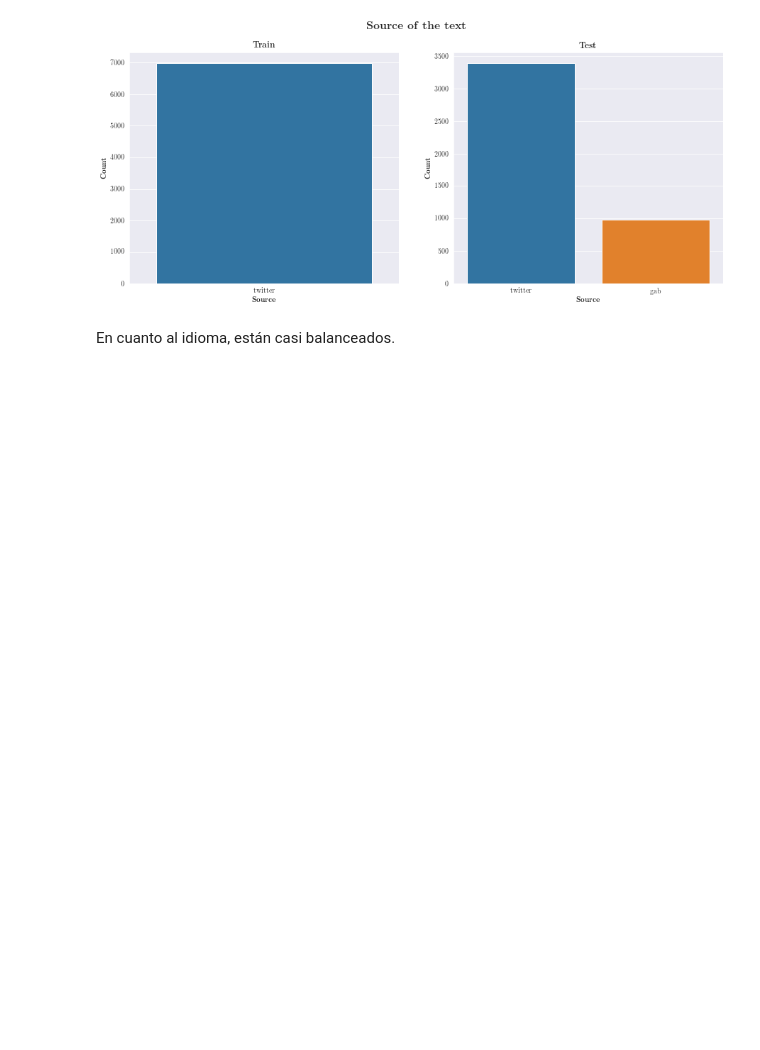
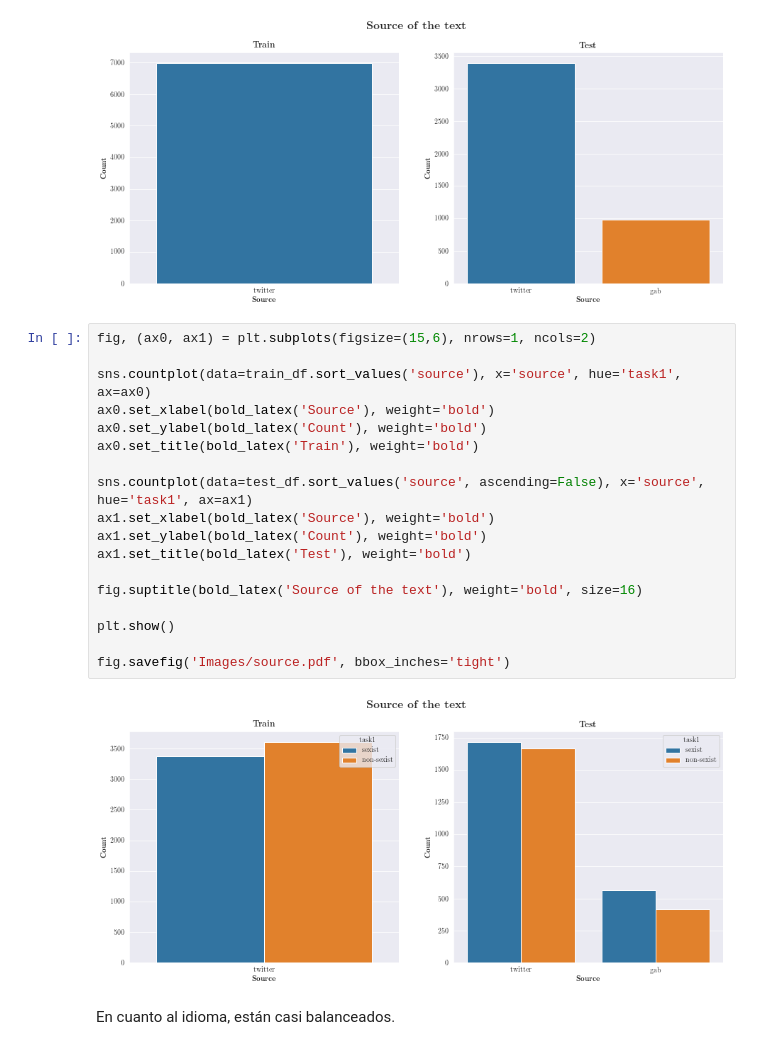
Before and after one commit to davidguzmanr/EXIST2021, a Jupyter notebook: Notebooks/Basic analysis.ipynb, the cells around one changed output. Saved outputs shown, nothing was run; the diff lists cells and outputs as text; blank space fills up the shorter version.

```diff
--- a/Notebooks/Basic analysis.ipynb
+++ b/Notebooks/Basic analysis.ipynb
@@ -67,6 +67,26 @@ plt.show()
 fig.savefig('Images/source.pdf', bbox_inches='tight')
 # %% [output]
 [figure]
+# %%
+fig, (ax0, ax1) = plt.subplots(figsize=(15,6), nrows=1, ncols=2)
+
+sns.countplot(data=train_df.sort_values('source'), x='source', hue='task1', ax=ax0)
+ax0.set_xlabel(bold_latex('Source'), weight='bold')
+ax0.set_ylabel(bold_latex('Count'), weight='bold')
+ax0.set_title(bold_latex('Train'), weight='bold')
+
+sns.countplot(data=test_df.sort_values('source', ascending=False), x='source', hue='task1', ax=ax1)
+ax1.set_xlabel(bold_latex('Source'), weight='bold')
+ax1.set_ylabel(bold_latex('Count'), weight='bold')
+ax1.set_title(bold_latex('Test'), weight='bold')
+
+fig.suptitle(bold_latex('Source of the text'), weight='bold', size=16)
+
+plt.show()
+
+fig.savefig('Images/source.pdf', bbox_inches='tight')
+# %% [output]
+[figure, added]
 # %% [markdown]
 En cuanto al idioma, están casi balanceados.
 # %%
```
Also changed, not shown: 8 other files.
